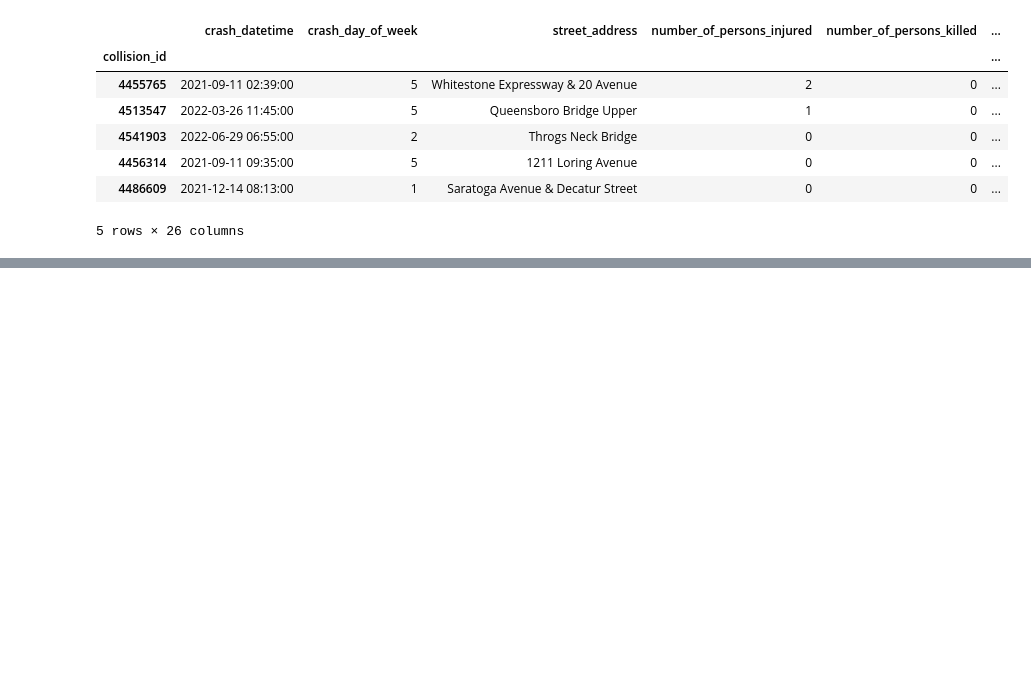
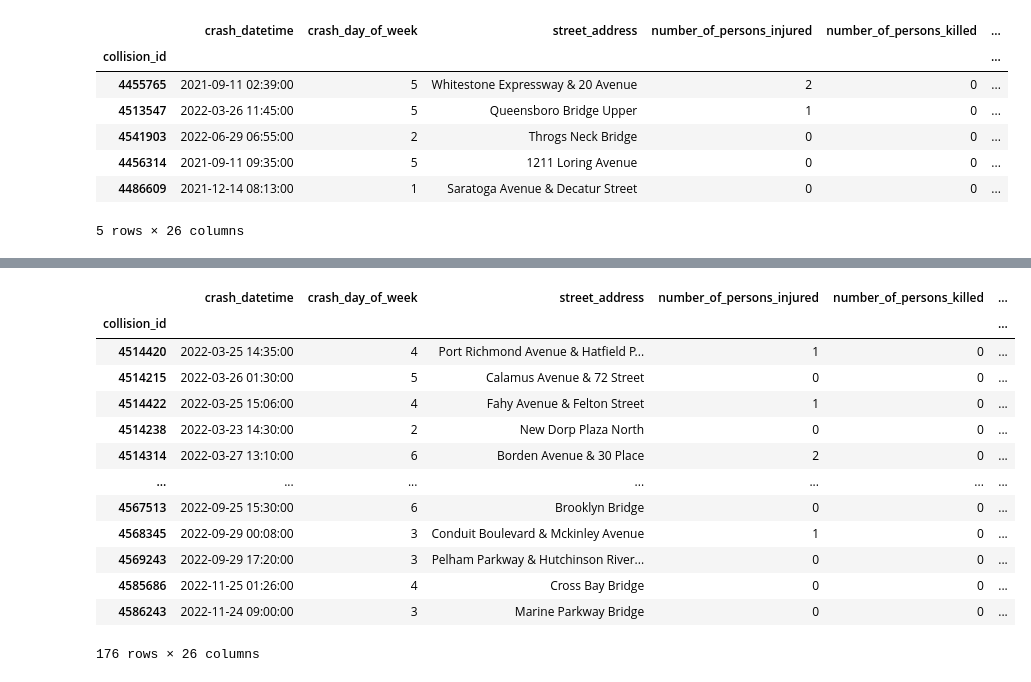
Before and after one commit to ReiannaLiu/MotorVehicleCollision, a Jupyter notebook: data_cleaning_process/collision_data_cleaning.ipynb, the cells around one changed output, grey strips where cells are left out. Drawn from its saved outputs; the diff is of its cells as text; code cells hidden in the pictures; blank space fills up the shorter version.

```diff
--- a/data_cleaning_process/collision_data_cleaning.ipynb
+++ b/data_cleaning_process/collision_data_cleaning.ipynb
@@ -280,0 +449,9 @@ for row in collision_clean_df.itertuples():
+# %%
+mask = collision_2022_df['zip_code'].str.match(invalid_zipcode_pattern, na=False)
+rows_to_drop = collision_2022_df[~mask]
+collision_2022_df = collision_2022_df.drop(rows_to_drop.index)
+# %%
+collision_2022_df['latitude'] = collision_2022_df['latitude'].astype(float)
+collision_2022_df['longitude'] = collision_2022_df['longitude'].astype(float)
+# %%
+invalid_lat_lng = collision_2022_df[(collision_2022_df['latitude'] == 0.0000)]
@@ -280,0 +469,33 @@ for row in collision_clean_df.itertuples():
+# %%
+def extract_lat_lon(location_str):
+    try:
+        location_dict = eval(location_str)
+        lat = float(location_dict.get('latitude'))
+        lon = float(location_dict.get('longitude'))
+        return lat, lon
+    except Exception:
+        return None, None
+
+# Apply the function to each row to extract latitudes and longitudes
+df['extracted_lat_lon'] = df['locations'].apply(extract_lat_lon)
+
+# Check for mismatches
+mismatches_mask = df['extracted_lat_lon'].apply(lambda lat_lon: lat_lon != (given_lat, given_lon))
+
+# Filter the DataFrame to get rows with mismatches
+mismatched_rows = df[mismatches_mask]
+# %% [output]
+|  | crash_datetime | crash_day_of_week | street_address | number_of_persons_injured | number_of_persons_killed | ... |
+| collision_id |  |  |  |  |  | ... |
+| 4514420 | 2022-03-25 14:35:00 | 4 | Port Richmond Avenue & Hatfield P... | 1 | 0 | ... |
+| 4514215 | 2022-03-26 01:30:00 | 5 | Calamus Avenue & 72 Street | 0 | 0 | ... |
+| 4514422 | 2022-03-25 15:06:00 | 4 | Fahy Avenue & Felton Street | 1 | 0 | ... |
+| 4514238 | 2022-03-23 14:30:00 | 2 | New Dorp Plaza North | 0 | 0 | ... |
+| 4514314 | 2022-03-27 13:10:00 | 6 | Borden Avenue & 30 Place | 2 | 0 | ... |
+| ... | ... | ... | ... | ... | ... | ... |
+| 4567513 | 2022-09-25 15:30:00 | 6 | Brooklyn Bridge | 0 | 0 | ... |
+| 4568345 | 2022-09-29 00:08:00 | 3 | Conduit Boulevard & Mckinley Avenue | 1 | 0 | ... |
+| 4569243 | 2022-09-29 17:20:00 | 3 | Pelham Parkway & Hutchinson River... | 0 | 0 | ... |
+| 4585686 | 2022-11-25 01:26:00 | 4 | Cross Bay Bridge | 0 | 0 | ... |
+| 4586243 | 2022-11-24 09:00:00 | 3 | Marine Parkway Bridge | 0 | 0 | ... |
+176 rows × 26 columns
```
Also changed, not shown: parts of 36 cells of this notebook, 1 other file.
